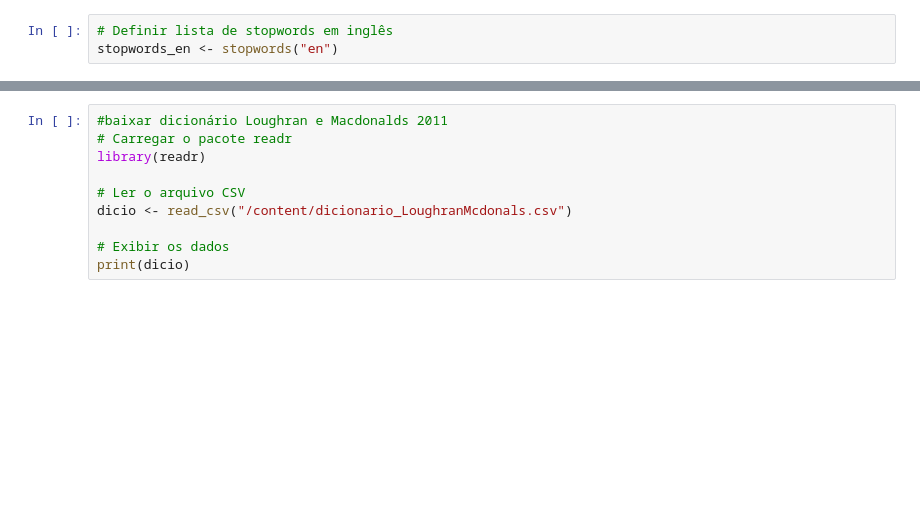
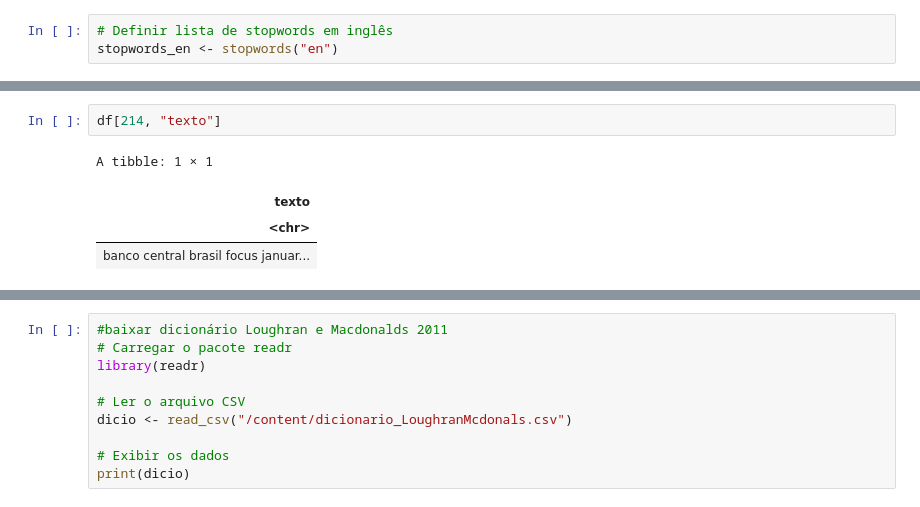
Before and after one commit to jeffersonramelo/Textual-Analysis, a Jupyter notebook: Sentimentos_dicionario_COPOM_EN.ipynb, the cells around one changed output, grey strips where cells are left out. Cells and saved outputs as stored; diff of their text form; blank space fills up the shorter version.

```diff
--- a/Sentimentos_dicionario_COPOM_EN.ipynb
+++ b/Sentimentos_dicionario_COPOM_EN.ipynb
@@ -109,0 +108,7 @@ df$texto <- sapply(df$texto, preprocess_text)
+# %%
+df[214, "texto"]
+# %% [output]
+A tibble: 1 × 1
+| texto |
+| <chr> |
+| banco central brasil focus januar... |
```
Also changed, not shown: parts of 15 cells of this notebook.
